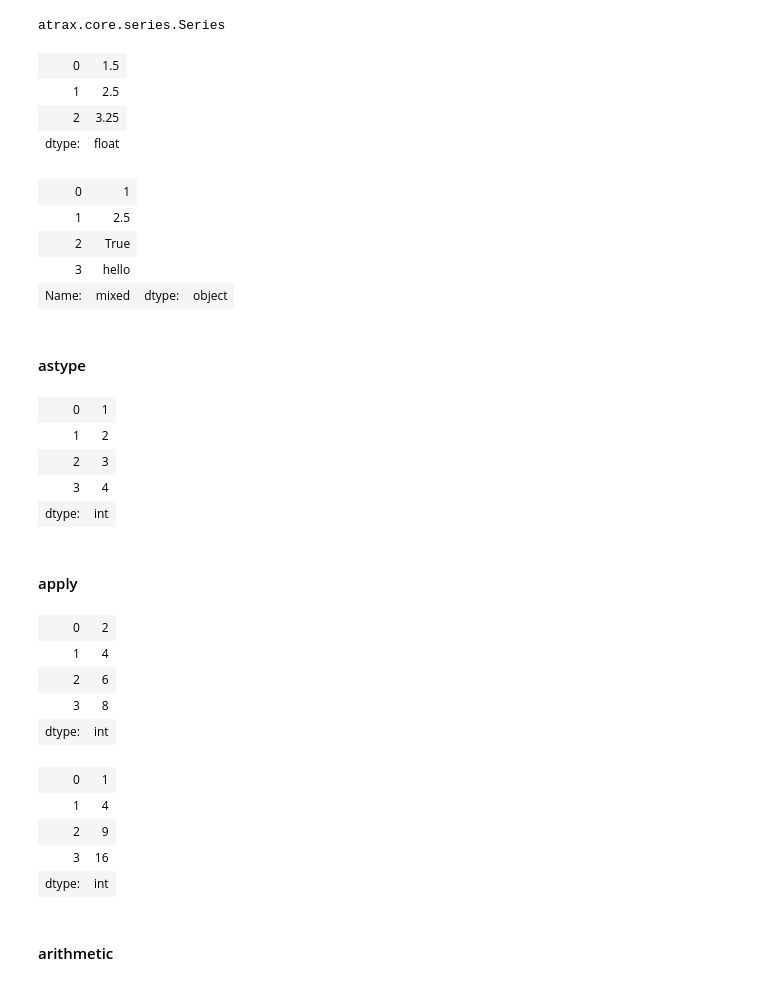
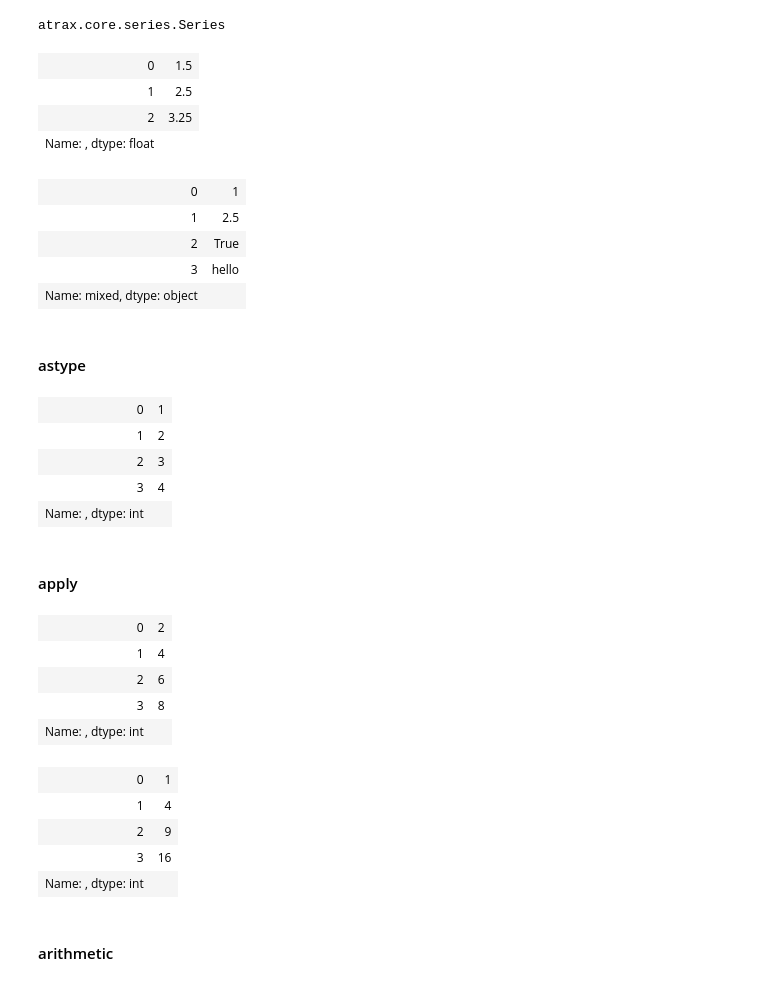
Before and after one commit to C5m7b4/maths, a Jupyter notebook: playgrounds/atrax_whiteboard.ipynb, the cells around one changed output. Saved outputs shown, nothing was run; the diff lists cells and outputs as text; code cells hidden in the pictures.

Commit message:
adds atrax playground

```diff
--- a/playgrounds/atrax_whiteboard.ipynb
+++ b/playgrounds/atrax_whiteboard.ipynb
@@ -76,54 +80,54 @@ type(s)
 # %% [output]
 atrax.core.series.Series
 # %%
-Atrax.Series([1.5, 2.5, 3.25])
+atrax.Series([1.5, 2.5, 3.25])
 # %% [output]
 | 0 | 1.5 |
 | 1 | 2.5 |
 | 2 | 3.25 |
-| dtype: | float |
+| Name: , dtype: float |  |
 # %%
-Atrax.Series([1, 2.5, True, 'hello'], name='mixed')
+atrax.Series([1, 2.5, True, 'hello'], name='mixed')
 # %% [output]
 | 0 | 1 |
 | 1 | 2.5 |
 | 2 | True |
 | 3 | hello |
-| Name: | mixed | dtype: | object |
+| Name: mixed, dtype: object |  |
 # %% [markdown]
 #### astype
 # %%
-s = Atrax.Series(["1", "2", "3", "4"])
+s = atrax.Series(["1", "2", "3", "4"])
 s.astype('int')
 # %% [output]
 | 0 | 1 |
 | 1 | 2 |
 | 2 | 3 |
 | 3 | 4 |
-| dtype: | int |
+| Name: , dtype: int |  |
 # %% [markdown]
 #### apply
 # %%
-s = Atrax.Series([1,2,3,4])
+s = atrax.Series([1,2,3,4])
 s.apply(lambda x: x * 2)
 # %% [output]
 | 0 | 2 |
 | 1 | 4 |
 | 2 | 6 |
 | 3 | 8 |
-| dtype: | int |
+| Name: , dtype: int |  |
 # %%
 def square(x):
     return x * x
 # %%
-s1 = Atrax.Series([1,2,3,4])
+s1 = atrax.Series([1,2,3,4])
 s.apply(square)
 # %% [output]
 | 0 | 1 |
 | 1 | 4 |
 | 2 | 9 |
 | 3 | 16 |
-| dtype: | int |
+| Name: , dtype: int |  |
 # %% [markdown]
 #### arithmetic
 # %%
```
Also changed, not shown: parts of 34 cells of this notebook.
